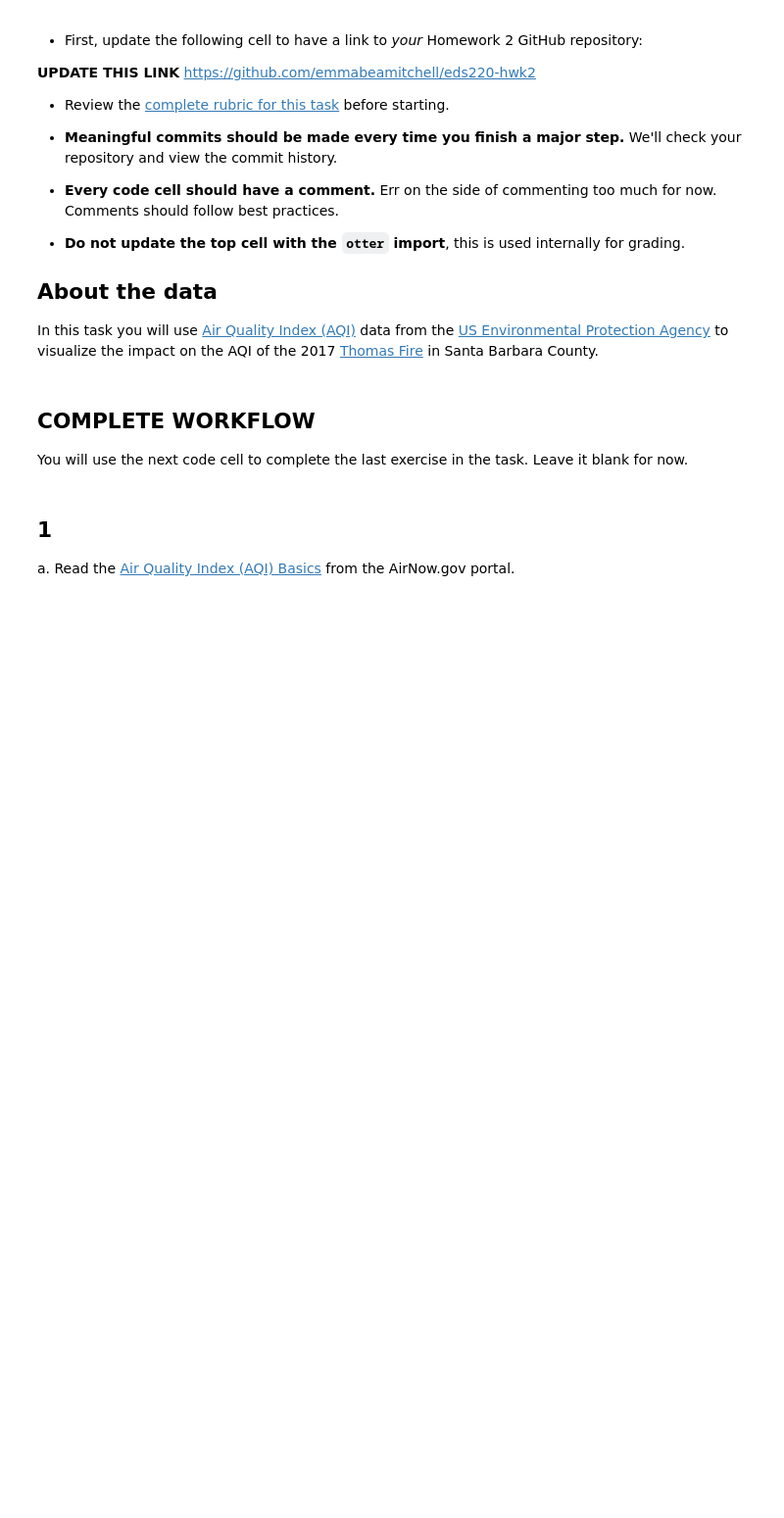
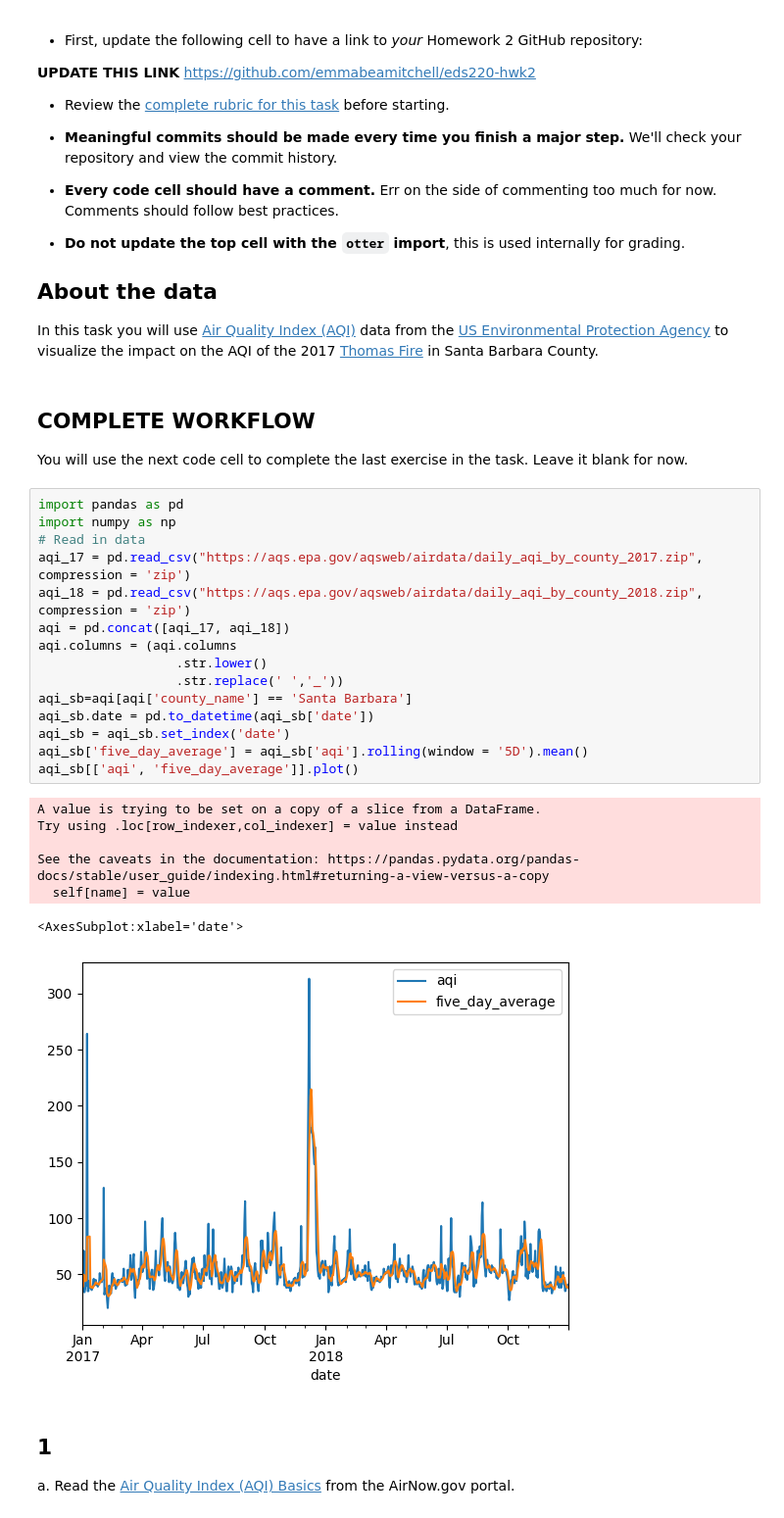
Before and after one commit to emmabeamitchell/eds220-hwk2, a Jupyter notebook: hwk2-task3-aqi.ipynb, the cells around one changed output. Shown: that part at 98% size. Cells and saved outputs as stored; diff of their text form; blank space fills up the shorter version.

```diff
--- a/hwk2-task3-aqi.ipynb
+++ b/hwk2-task3-aqi.ipynb
@@ -28,6 +28,29 @@ In this task you will use [Air Quality Index (AQI)](https://www.airnow.gov/aqi/a
 ## COMPLETE WORKFLOW
 
 You will use the next code cell to complete the last exercise in the task. Leave it blank for now.
+# %%
+import pandas as pd
+import numpy as np
+# Read in data
+aqi_17 = pd.read_csv("https://aqs.epa.gov/aqsweb/airdata/daily_aqi_by_county_2017.zip", compression = 'zip')
+aqi_18 = pd.read_csv("https://aqs.epa.gov/aqsweb/airdata/daily_aqi_by_county_2018.zip", compression = 'zip')
+aqi = pd.concat([aqi_17, aqi_18])
+aqi.columns = (aqi.columns
+                  .str.lower()
+                  .str.replace(' ','_'))
+aqi_sb=aqi[aqi['county_name'] == 'Santa Barbara']
+aqi_sb.date = pd.to_datetime(aqi_sb['date'])
+aqi_sb = aqi_sb.set_index('date')
+aqi_sb['five_day_average'] = aqi_sb['aqi'].rolling(window = '5D').mean()
+aqi_sb[['aqi', 'five_day_average']].plot()
+# %% [output]
+A value is trying to be set on a copy of a slice from a DataFrame.
+Try using .loc[row_indexer,col_indexer] = value instead
+
+See the caveats in the documentation: https://pandas.pydata.org/pandas-docs/stable/user_guide/indexing.html#returning-a-view-versus-a-copy
+  self[name] = value
+<AxesSubplot:xlabel='date'>
+[figure, added]
 # %% [markdown]
 ## 1
 
```
Also changed, not shown: parts of 7 cells of this notebook.
